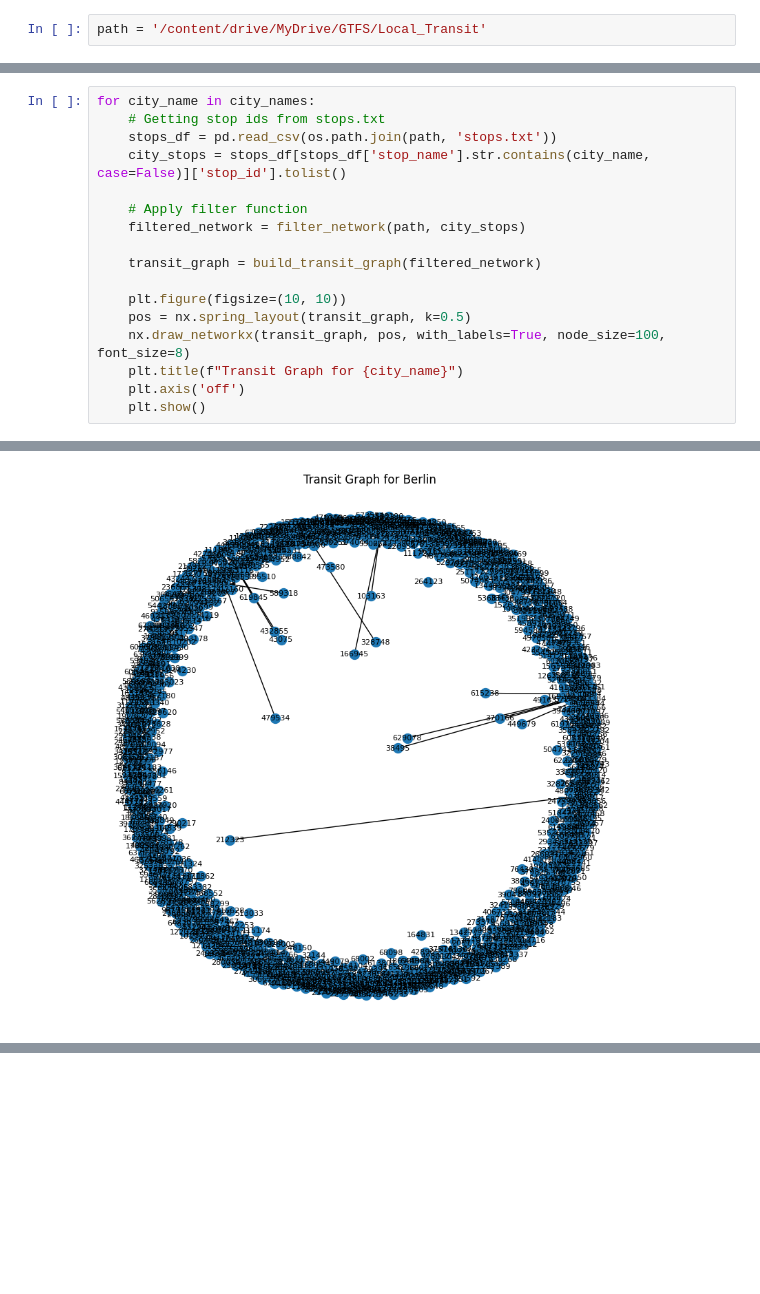
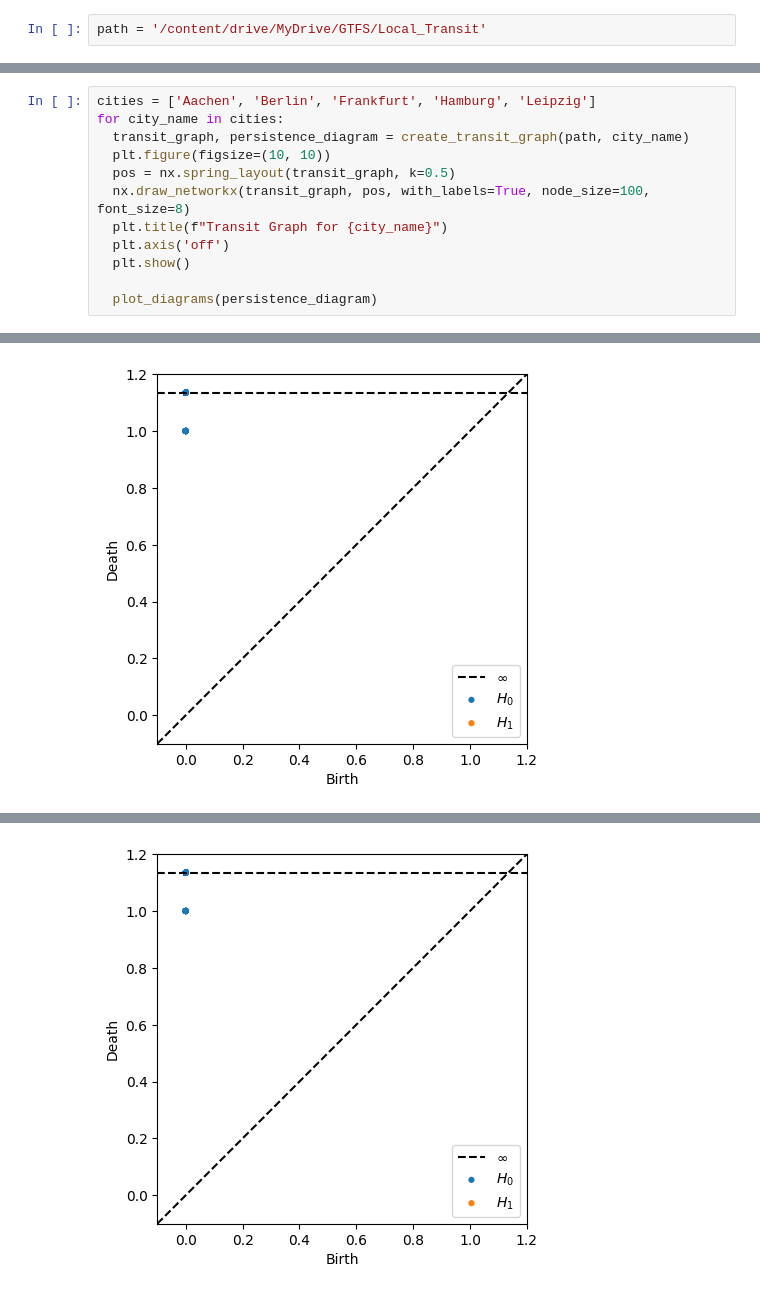
Before and after one commit to aidos-lab/gtfstop, a Jupyter notebook: Local_GTFS.ipynb, the cells around one changed output, grey strips where cells are left out. Saved outputs shown, nothing was run; the diff lists cells and outputs as text; blank space fills up the shorter version.

Commit message:
Updated notebook with corrected city graphs and test persistence diagrams

```diff
--- a/Local_GTFS.ipynb
+++ b/Local_GTFS.ipynb
@@ -100,18 +75,13 @@ city_names = ['Aachen', 'Berlin', 'Frankfurt', 'Hamburg', 'Leipzig']
 # %%
-for city_name in city_names:
-    # Getting stop ids from stops.txt
-    stops_df = pd.read_csv(os.path.join(path, 'stops.txt'))
-    city_stops = stops_df[stops_df['stop_name'].str.contains(city_name, case=False)]['stop_id'].tolist()
+cities = ['Aachen', 'Berlin', 'Frankfurt', 'Hamburg', 'Leipzig']
+for city_name in cities:
+  transit_graph, persistence_diagram = create_transit_graph(path, city_name)
+  plt.figure(figsize=(10, 10))
+  pos = nx.spring_layout(transit_graph, k=0.5)
+  nx.draw_networkx(transit_graph, pos, with_labels=True, node_size=100, font_size=8)
+  plt.title(f"Transit Graph for {city_name}")
+  plt.axis('off')
+  plt.show()
 
-    # Apply filter function
-    filtered_network = filter_network(path, city_stops)
-
-    transit_graph = build_transit_graph(filtered_network)
-
-    plt.figure(figsize=(10, 10))
-    pos = nx.spring_layout(transit_graph, k=0.5)
-    nx.draw_networkx(transit_graph, pos, with_labels=True, node_size=100, font_size=8)
-    plt.title(f"Transit Graph for {city_name}")
-    plt.axis('off')
-    plt.show()
+  plot_diagrams(persistence_diagram)
 # %% [output]
@@ -119 +89 @@ for city_name in city_names:
-[figure, old version]
+[figure, new version]
@@ -122,0 +93 @@ for city_name in city_names:
+[figure, added]
```
Also changed, not shown: parts of 7 cells of this notebook.
